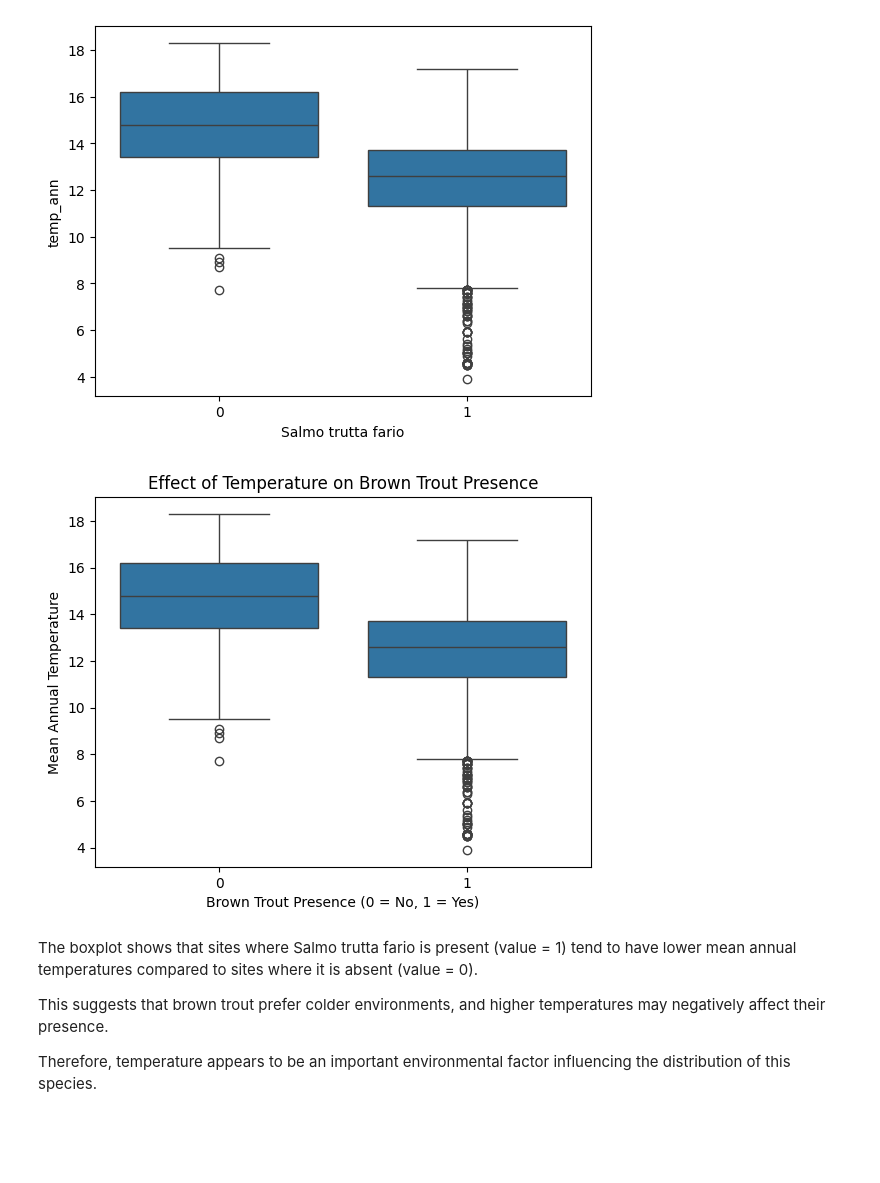
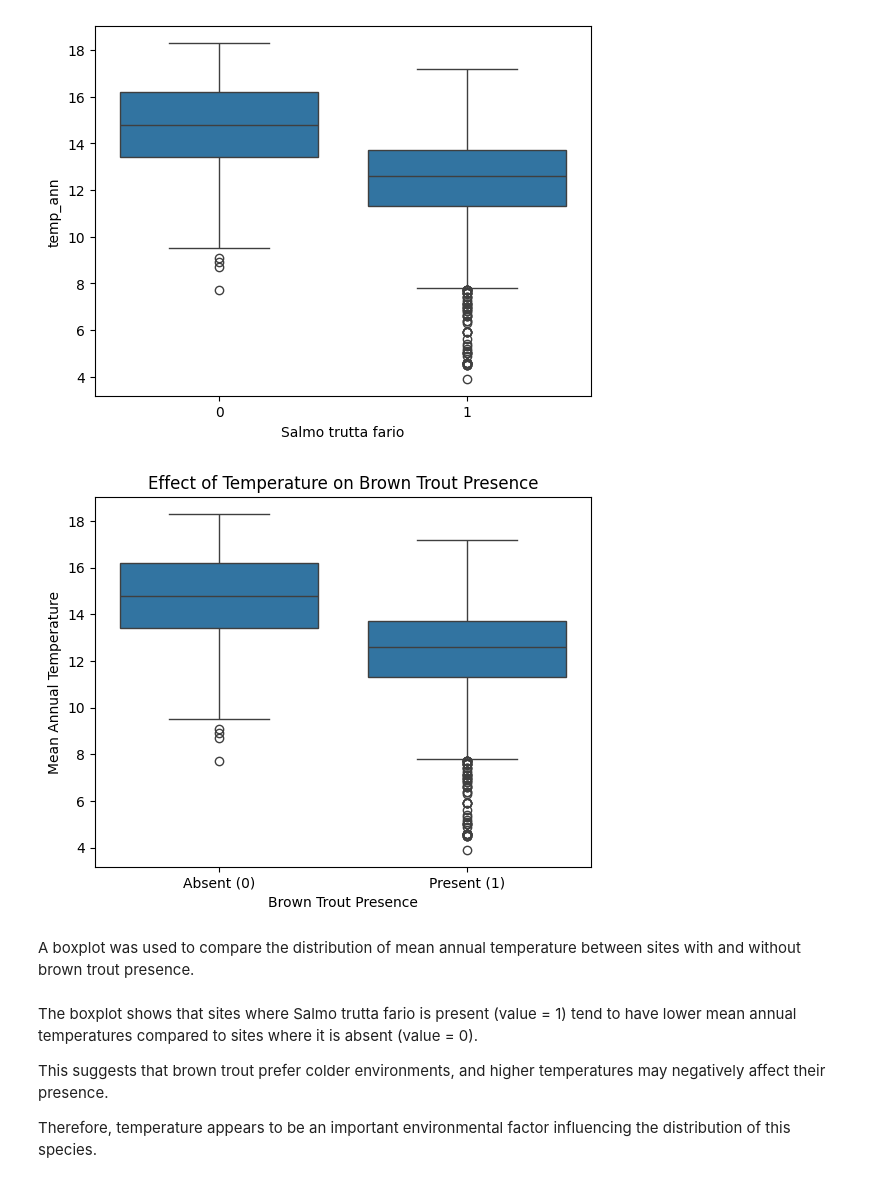
Before and after one commit to asternoeld/avcad, a Jupyter notebook: exercise4_statistical_inference/exercise4_statistical_inference.ipynb, the cells around one changed output. Cells and saved outputs as stored; diff of their text form; code cells hidden in the pictures; blank space fills up the shorter version.

```diff
--- a/exercise4_statistical_inference/exercise4_statistical_inference.ipynb
+++ b/exercise4_statistical_inference/exercise4_statistical_inference.ipynb
@@ -43,11 +47,14 @@ plt.show()
 # %%
 sns.boxplot(x="Salmo trutta fario", y="temp_ann", data=df)
 plt.title("Effect of Temperature on Brown Trout Presence")
-plt.xlabel("Brown Trout Presence (0 = No, 1 = Yes)")
+plt.xlabel("Brown Trout Presence")
+plt.xticks([0, 1], ["Absent (0)", "Present (1)"])  # 👈 ADD THIS
 plt.ylabel("Mean Annual Temperature")
 plt.show()
 # %% [output]
-[figure, old version]
+[figure, new version]
+# %% [markdown]
+A boxplot was used to compare the distribution of mean annual temperature between sites with and without brown trout presence.
 # %% [markdown]
 The boxplot shows that sites where Salmo trutta fario is present (value = 1) tend to have lower mean annual temperatures compared to sites where it is absent (value = 0).
 
```
Also changed, not shown: parts of 11 cells of this notebook.
